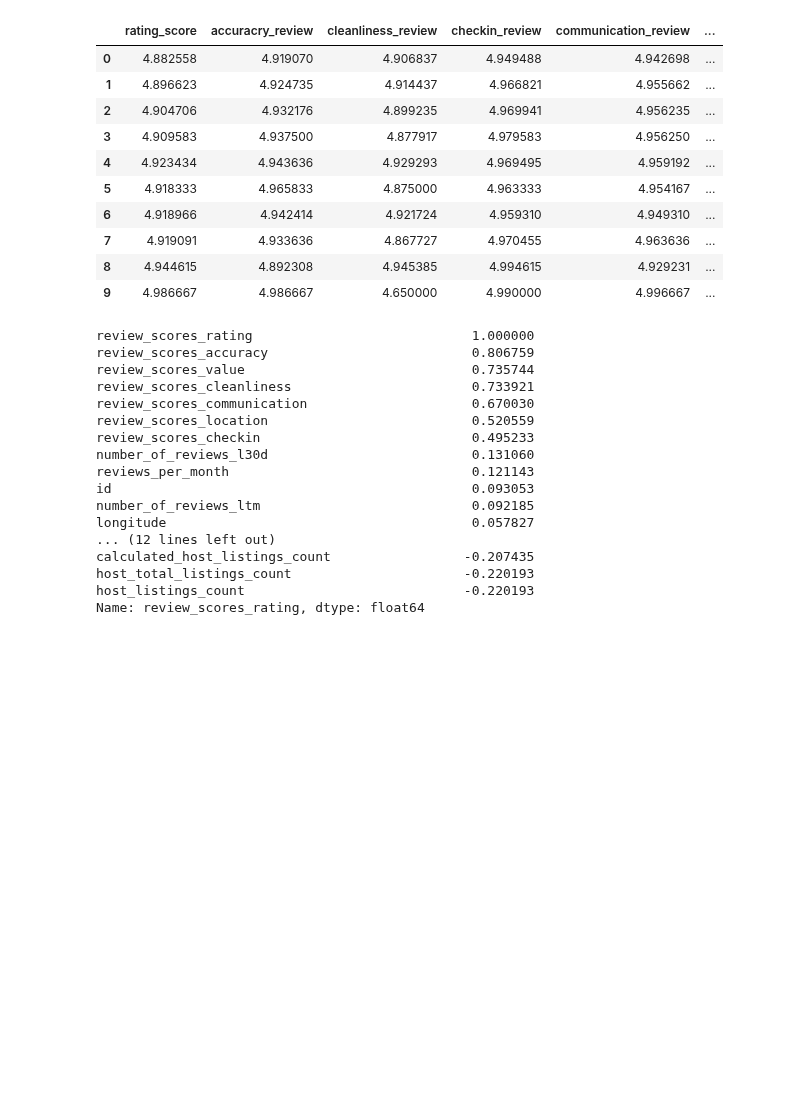
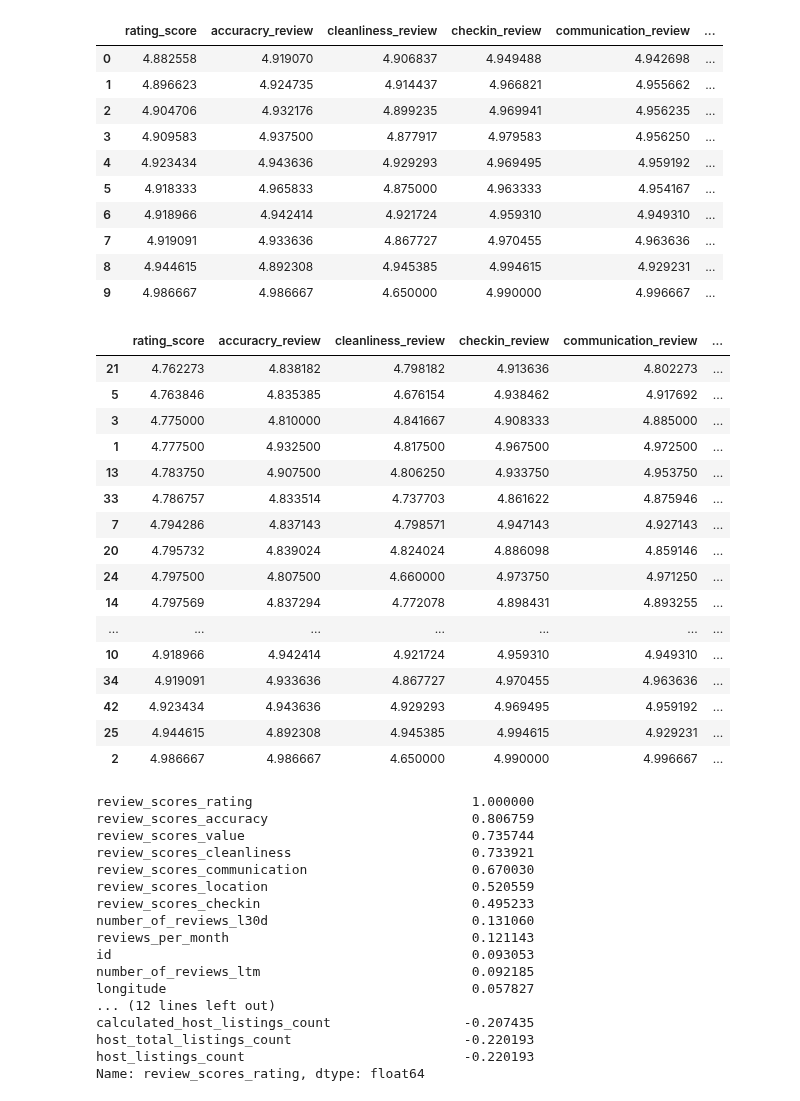
Before and after one commit to JonathanBrown003/Airbnb-A-Closer-Look-Nashville-Asheville, a Jupyter notebook: Analysis_Tu.ipynb, the cells around one changed output. Saved outputs shown, nothing was run; the diff lists cells and outputs as text; code cells hidden in the pictures; blank space fills up the shorter version.

Commit message:
starting the machine learning code, still need to work on creating a complete dataframe

```diff
--- a/Analysis_Tu.ipynb
+++ b/Analysis_Tu.ipynb
@@ -1256,3 +1285,25 @@ combined_top_5_ratings
 | 7 | 4.919091 | 4.933636 | 4.867727 | 4.970455 | 4.963636 | ... |
 | 8 | 4.944615 | 4.892308 | 4.945385 | 4.994615 | 4.929231 | ... |
 | 9 | 4.986667 | 4.986667 | 4.650000 | 4.990000 | 4.996667 | ... |
+# %%
+# combining all districts from Nashville and Asheville
+all_ratings_zip = pd.merge(nashville_df, stat_ashe_per_district_df, how="outer")
+all_ratings_zip.sort_values("rating_score")
+# %% [output]
+|  | rating_score | accuracry_review | cleanliness_review | checkin_review | communication_review | ... |
+| 21 | 4.762273 | 4.838182 | 4.798182 | 4.913636 | 4.802273 | ... |
+| 5 | 4.763846 | 4.835385 | 4.676154 | 4.938462 | 4.917692 | ... |
+| 3 | 4.775000 | 4.810000 | 4.841667 | 4.908333 | 4.885000 | ... |
+| 1 | 4.777500 | 4.932500 | 4.817500 | 4.967500 | 4.972500 | ... |
+| 13 | 4.783750 | 4.907500 | 4.806250 | 4.933750 | 4.953750 | ... |
+| 33 | 4.786757 | 4.833514 | 4.737703 | 4.861622 | 4.875946 | ... |
+| 7 | 4.794286 | 4.837143 | 4.798571 | 4.947143 | 4.927143 | ... |
+| 20 | 4.795732 | 4.839024 | 4.824024 | 4.886098 | 4.859146 | ... |
+| 24 | 4.797500 | 4.807500 | 4.660000 | 4.973750 | 4.971250 | ... |
+| 14 | 4.797569 | 4.837294 | 4.772078 | 4.898431 | 4.893255 | ... |
+| ... | ... | ... | ... | ... | ... | ... |
+| 10 | 4.918966 | 4.942414 | 4.921724 | 4.959310 | 4.949310 | ... |
+| 34 | 4.919091 | 4.933636 | 4.867727 | 4.970455 | 4.963636 | ... |
+| 42 | 4.923434 | 4.943636 | 4.929293 | 4.969495 | 4.959192 | ... |
+| 25 | 4.944615 | 4.892308 | 4.945385 | 4.994615 | 4.929231 | ... |
+| 2 | 4.986667 | 4.986667 | 4.650000 | 4.990000 | 4.996667 | ... |
```
Also changed, not shown: parts of 20 cells of this notebook, 1 other file.
